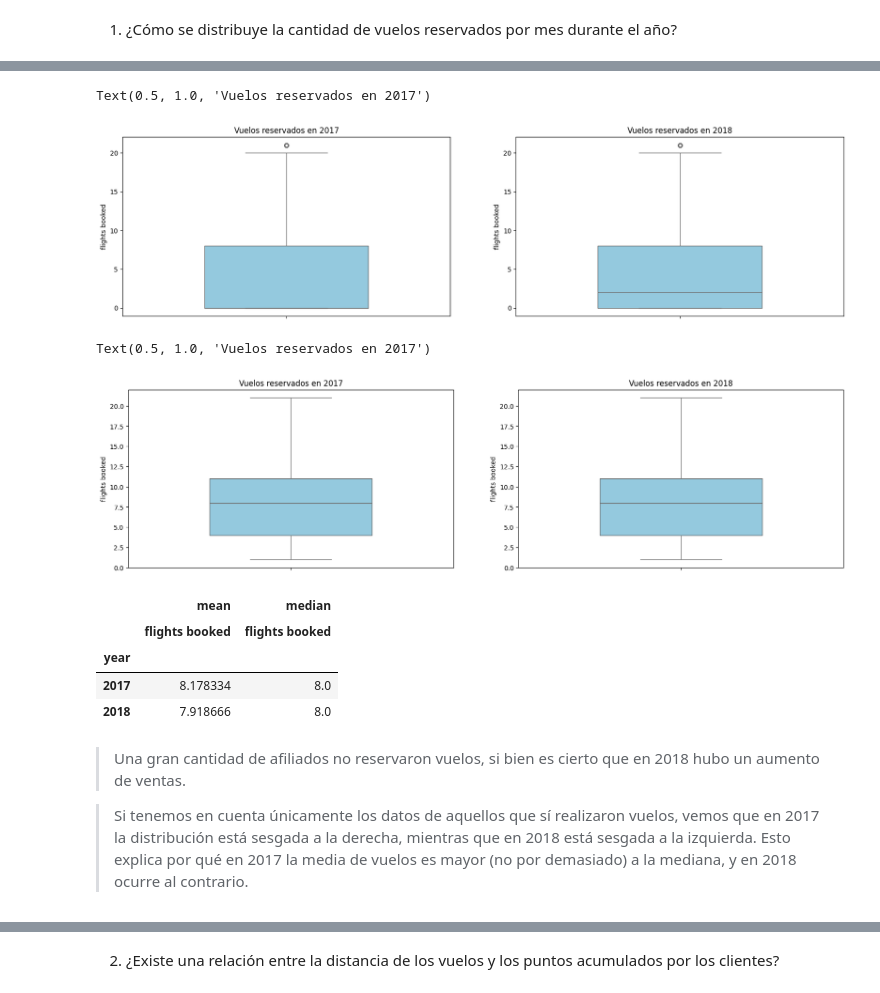
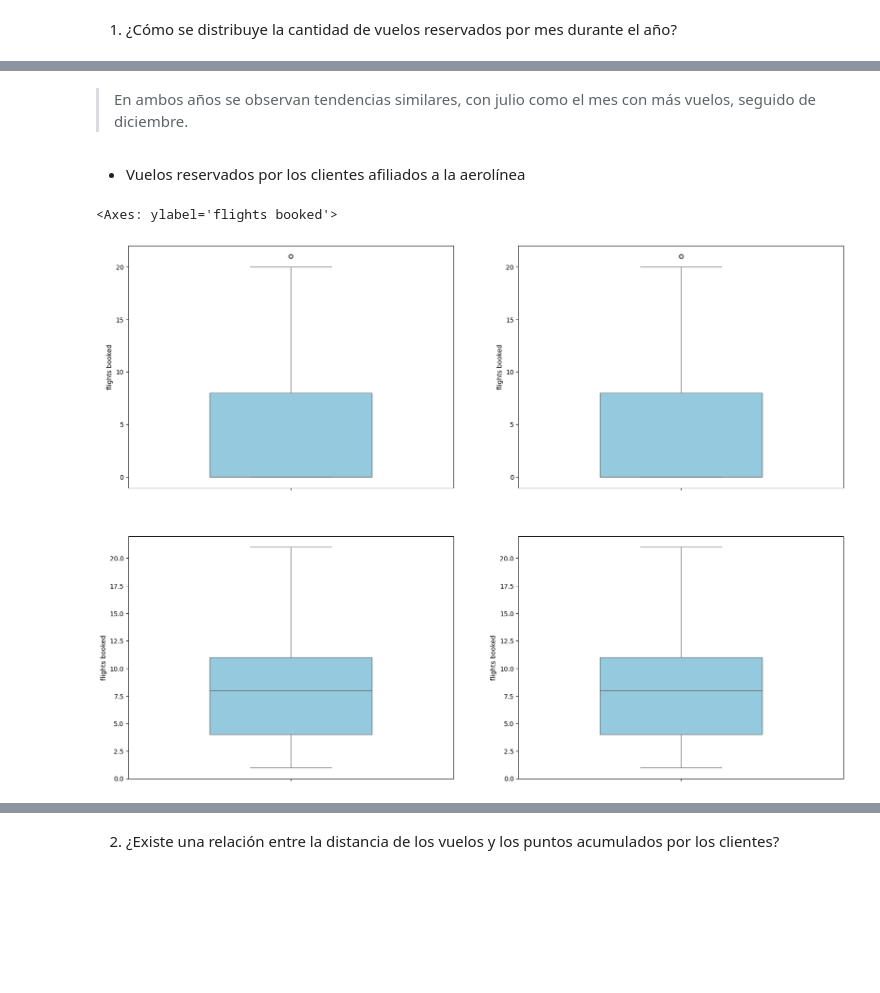
Before and after one commit to Adalab/bda-modulo-3-evaluacion-final-icorreald, a Jupyter notebook: 2.visualizaciones.ipynb, the cells around one changed output, grey strips where cells are left out. Drawn from its saved outputs; the diff is of its cells as text; code cells hidden in the pictures; blank space fills up the shorter version.

```diff
--- a/2.visualizaciones.ipynb
+++ b/2.visualizaciones.ipynb
@@ -40,54 +29,35 @@ Text(0.5, 1.0, 'Vuelos reservados en 2017')
+# %% [markdown]
+> En ambos años se observan tendencias similares, con julio como el mes con más vuelos, seguido de diciembre.
+# %% [markdown]
+- Vuelos reservados por los clientes afiliados a la aerolínea
 # %%
-fig, axes = plt.subplots(nrows = 1, ncols = 2, figsize = (20, 5))
+fig, axes = plt.subplots(nrows = 2, ncols = 2, figsize = (20, 15))
 sns.boxplot(y = "flights booked",
             data = df[df['year']==2017],
             width = 0.5,
             color='skyblue',
-            ax=axes[0])
+            ax=axes[0][0])
+
+sns.boxplot(y = "flights booked",
+            data = df[df['year']==2017],
+            width = 0.5,
+            color='skyblue',
+            ax=axes[0][1])
+
+sns.boxplot(y = "flights booked",
+            data = df_booked[df_booked['year']==2017],
+            width = 0.5,
+            color='skyblue',
+            ax=axes[1][0])
 
 
 sns.boxplot(y = "flights booked",
-            data = df[df['year']==2018],
+            data = df_booked[df_booked['year']==2018],
             width = 0.5,
             color='skyblue',
-            ax=axes[1])
+            ax=axes[1][1])
 
-
-axes[1].set_title('Vuelos reservados en 2018')
-axes[0].set_title('Vuelos reservados en 2017')
+axes[0][0].set_tile('Vuelos ')
 # %% [output]
-Text(0.5, 1.0, 'Vuelos reservados en 2017')
+<Axes: ylabel='flights booked'>
-[figure, old version]
+[figure, new version]
-# %%
-fig, axes = plt.subplots(nrows = 1, ncols = 2, figsize = (20, 5))
-sns.boxplot(y = "flights booked",
-            data = df_booked[df_booked['year']==2017],
-            width = 0.5,
-            color='skyblue',
-            ax=axes[0])
-
-
-sns.boxplot(y = "flights booked",
-            data = df_booked[df_booked['year']==2018],
-            width = 0.5,
-            color='skyblue',
-            ax=axes[1])
-
-
-axes[1].set_title('Vuelos reservados en 2018')
-axes[0].set_title('Vuelos reservados en 2017')
-# %% [output]
-Text(0.5, 1.0, 'Vuelos reservados en 2017')
-[figure, removed]
-# %%
-df_booked.pivot_table(index='year', values='flights booked', aggfunc=['mean', 'median'])
-# %% [output]
-|  | mean | median |
-|  | flights booked | flights booked |
-| year |  |  |
-| 2017 | 8.178334 | 8.0 |
-| 2018 | 7.918666 | 8.0 |
-# %% [markdown]
-> Una gran cantidad de afiliados no reservaron vuelos, si bien es cierto que en 2018 hubo un aumento de ventas.
-
-> Si tenemos en cuenta únicamente los datos de aquellos que sí realizaron vuelos, vemos que en 2017 la distribución está sesgada a la derecha, mientras que en 2018 está sesgada a la izquierda. Esto explica por qué en 2017 la media de vuelos es mayor (no por demasiado) a la mediana, y en 2018 ocurre al contrario.
```
Also changed, not shown: parts of 15 cells of this notebook, 6 other files.
